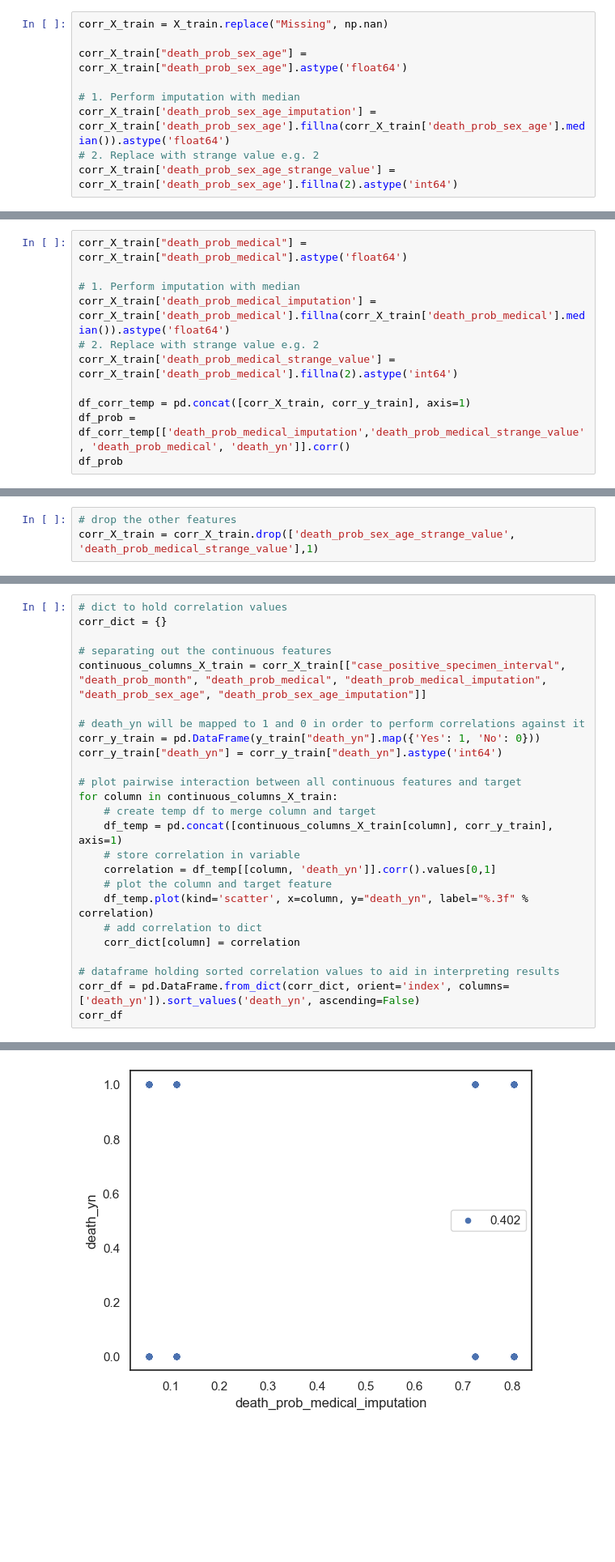
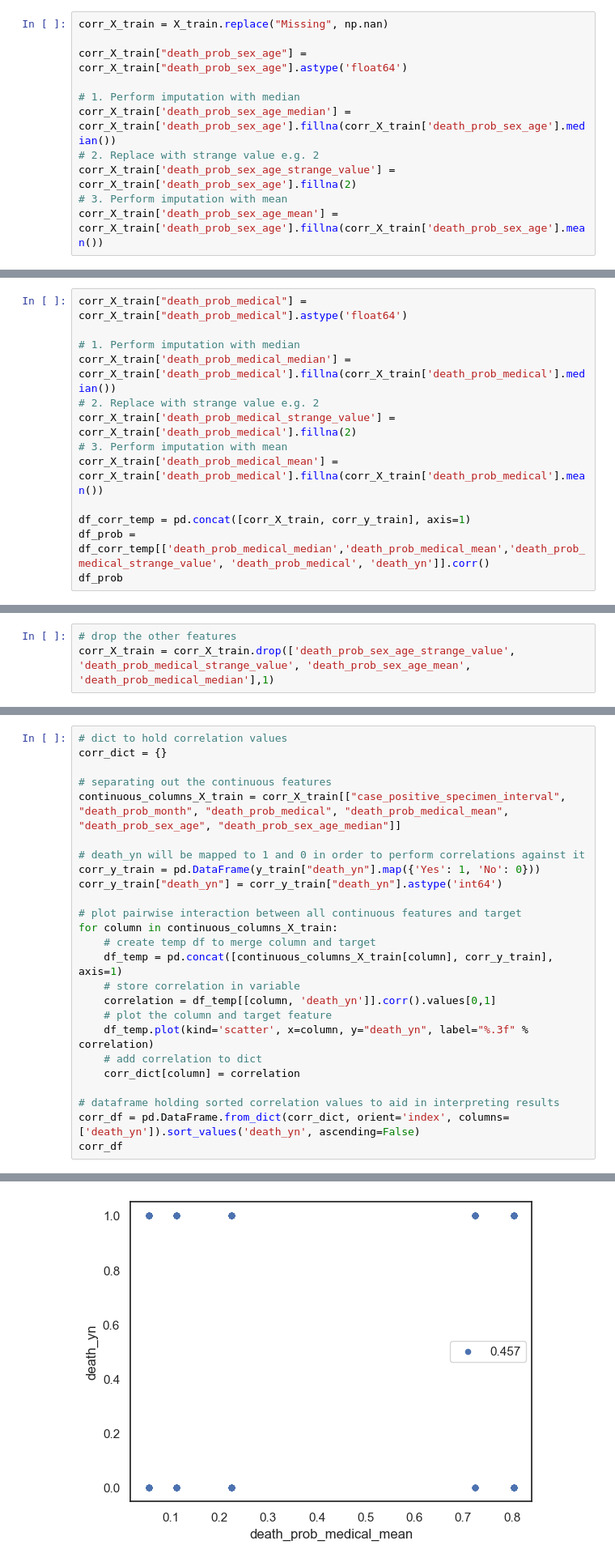
Before and after one commit to MichaelMoyles/MLCovid-19, a Jupyter notebook: 2022-Homework2-Notebook.ipynb, the cells around one changed output, grey strips where cells are left out. Shown at 81% size. Cells and saved outputs as stored; diff of their text form; blank space fills up the shorter version.

```diff
--- a/2022-Homework2-Notebook.ipynb
+++ b/2022-Homework2-Notebook.ipynb
@@ -323,9 +324,11 @@ corr_X_train = X_train.replace("Missing", np.nan)
 corr_X_train["death_prob_sex_age"] = corr_X_train["death_prob_sex_age"].astype('float64')
 
 # 1. Perform imputation with median
-corr_X_train['death_prob_sex_age_imputation'] = corr_X_train['death_prob_sex_age'].fillna(corr_X_train['death_prob_sex_age'].median()).astype('float64')
+corr_X_train['death_prob_sex_age_median'] = corr_X_train['death_prob_sex_age'].fillna(corr_X_train['death_prob_sex_age'].median())
 # 2. Replace with strange value e.g. 2
-corr_X_train['death_prob_sex_age_strange_value'] = corr_X_train['death_prob_sex_age'].fillna(2).astype('int64')
+corr_X_train['death_prob_sex_age_strange_value'] = corr_X_train['death_prob_sex_age'].fillna(2)
+# 3. Perform imputation with mean
+corr_X_train['death_prob_sex_age_mean'] = corr_X_train['death_prob_sex_age'].fillna(corr_X_train['death_prob_sex_age'].mean())
 # %%
 # death_yn will be mapped to 1 and 0 in order to perform correlations against it
 corr_y_train = pd.DataFrame(y_train["death_yn"].map({'Yes': 1, 'No': 0}))
@@ -346,11 +350,13 @@ For "death_prob_sex_age", the strange value makes the correlation negative while
 corr_X_train["death_prob_medical"] = corr_X_train["death_prob_medical"].astype('float64')
 
 # 1. Perform imputation with median
-corr_X_train['death_prob_medical_imputation'] = corr_X_train['death_prob_medical'].fillna(corr_X_train['death_prob_medical'].median()).astype('float64')
+corr_X_train['death_prob_medical_median'] = corr_X_train['death_prob_medical'].fillna(corr_X_train['death_prob_medical'].median())
 # 2. Replace with strange value e.g. 2
-corr_X_train['death_prob_medical_strange_value'] = corr_X_train['death_prob_medical'].fillna(2).astype('int64')
+corr_X_train['death_prob_medical_strange_value'] = corr_X_train['death_prob_medical'].fillna(2)
+# 3. Perform imputation with mean
+corr_X_train['death_prob_medical_mean'] = corr_X_train['death_prob_medical'].fillna(corr_X_train['death_prob_medical'].mean())
 
 df_corr_temp = pd.concat([corr_X_train, corr_y_train], axis=1)
-df_prob = df_corr_temp[['death_prob_medical_imputation','death_prob_medical_strange_value', 'death_prob_medical', 'death_yn']].corr()
+df_prob = df_corr_temp[['death_prob_medical_median','death_prob_medical_mean','death_prob_medical_strange_value', 'death_prob_medical', 'death_yn']].corr()
 df_prob
 # %% [output]
@@ -364,6 +371,6 @@ For "death_prob_medical", the strange value and imputation have a lower correlat
 # %%
 # drop the other features
-corr_X_train = corr_X_train.drop(['death_prob_sex_age_strange_value', 'death_prob_medical_strange_value'],1)
+corr_X_train = corr_X_train.drop(['death_prob_sex_age_strange_value', 'death_prob_medical_strange_value', 'death_prob_sex_age_mean', 'death_prob_medical_median'],1)
 # %% [markdown]
 ### 1.2.2 Plot the correlations between all the continuous features.
 Using code from the sample lab solution
@@ -415,7 +422,7 @@ Using code from the sample lab solution
 corr_dict = {}
 
 # separating out the continuous features
-continuous_columns_X_train = corr_X_train[["case_positive_specimen_interval", "death_prob_month", "death_prob_medical", "death_prob_medical_imputation", "death_prob_sex_age", "death_prob_sex_age_imputation"]]
+continuous_columns_X_train = corr_X_train[["case_positive_specimen_interval", "death_prob_month", "death_prob_medical", "death_prob_medical_mean", "death_prob_sex_age", "death_prob_sex_age_median"]]
 
 # death_yn will be mapped to 1 and 0 in order to perform correlations against it
 corr_y_train = pd.DataFrame(y_train["death_yn"].map({'Yes': 1, 'No': 0}))
@@ -444,7 +451,7 @@ corr_df
 | death_prob_month | 0.390469 |
 | case_positive_specimen_interval | 0.003827 |
 [figure]
 [figure]
 [figure]
-[figure, old version]
+[figure, new version]
 [figure]
```
Also changed, not shown: parts of 35 cells of this notebook.
